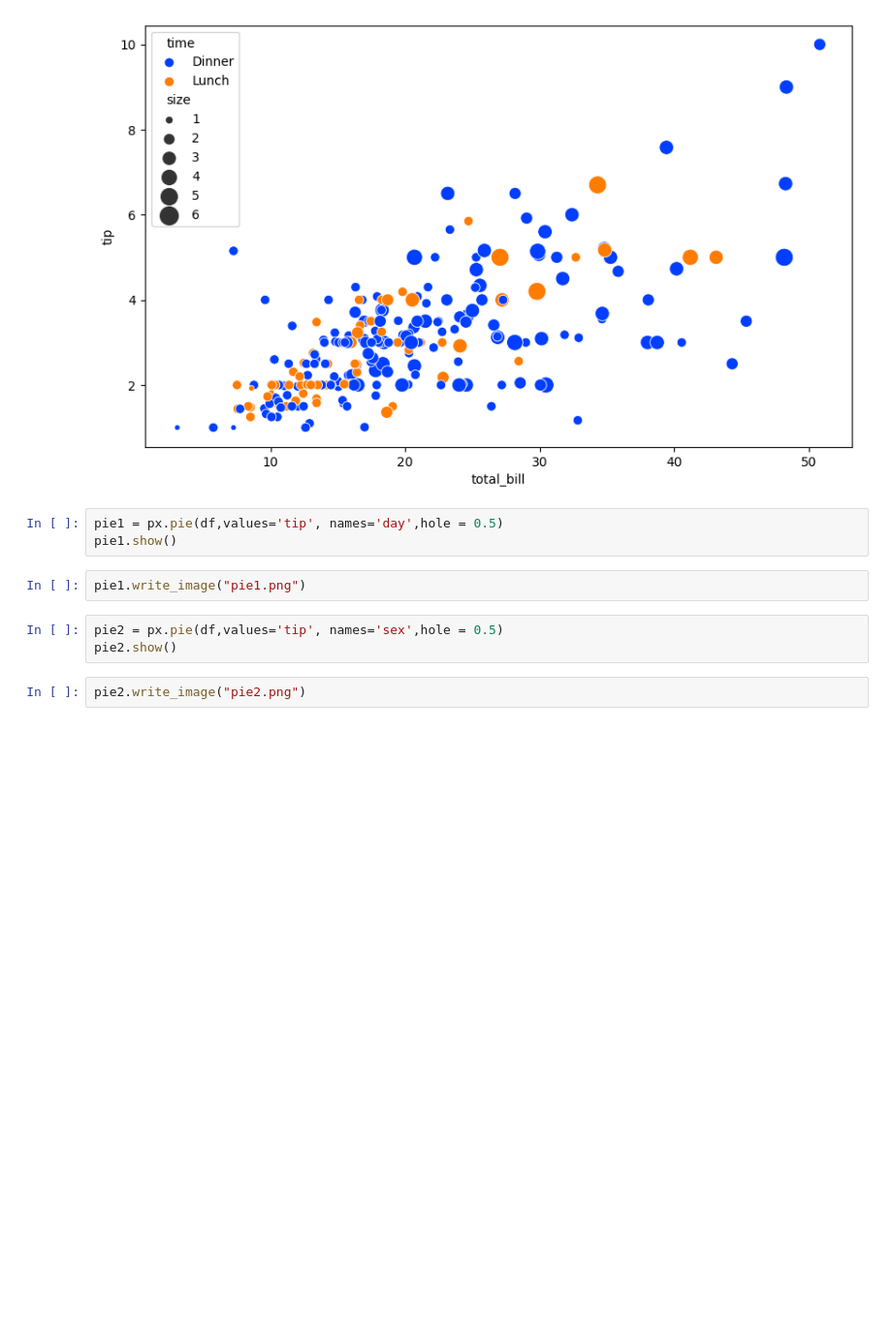
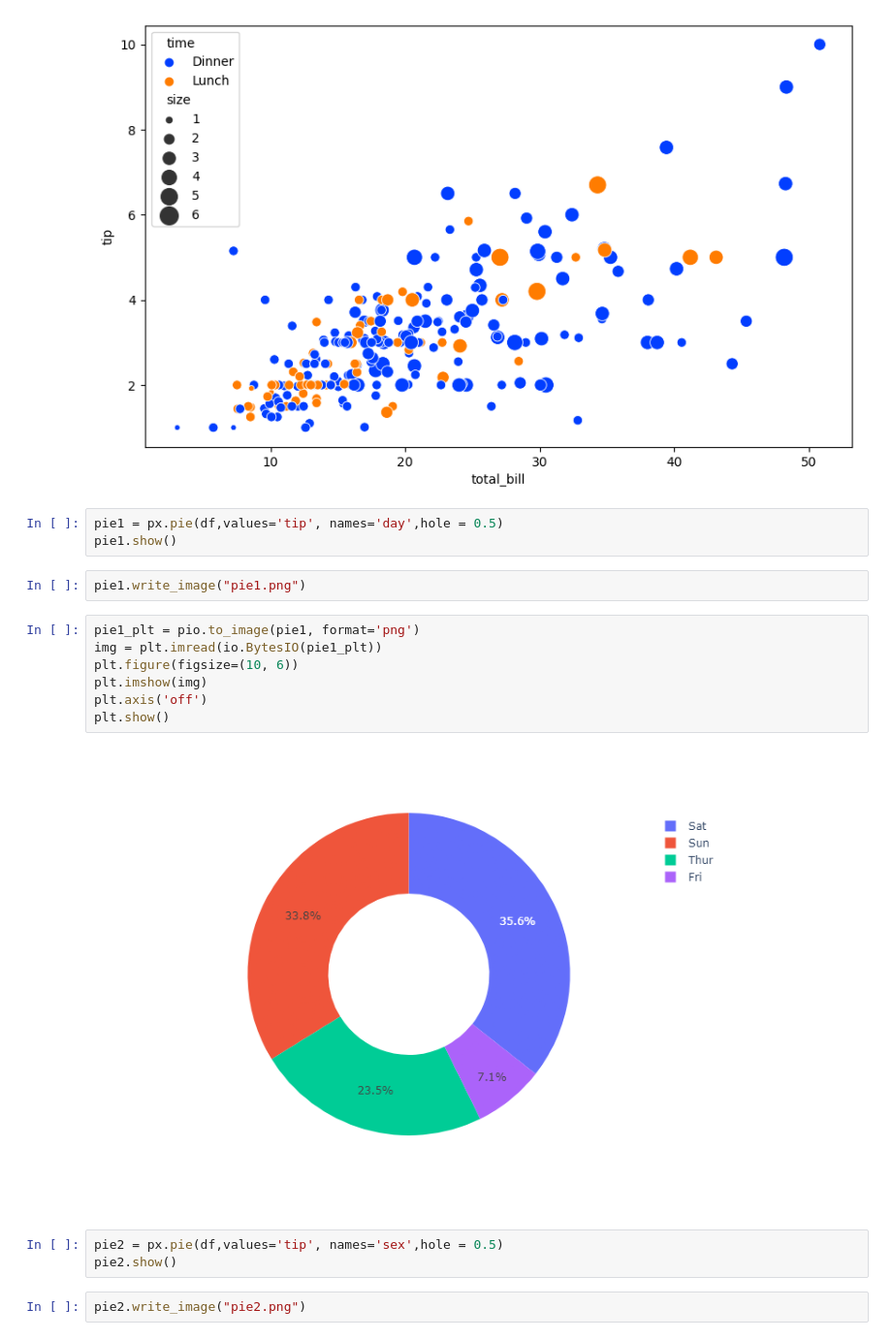
Before and after one commit to NANITH777/ML-DL-Examples, a Jupyter notebook: Waiter Tips Prediction/waiter.ipynb, the cells around one changed output. Shown at 97% size. Cells and saved outputs as stored; diff of their text form; blank space fills up the shorter version.

Commit message:
Some Graphs

```diff
--- a/Waiter Tips Prediction/waiter.ipynb
+++ b/Waiter Tips Prediction/waiter.ipynb
@@ -103,6 +103,15 @@ pie1 = px.pie(df,values='tip', names='day',hole = 0.5)
 pie1.show()
 # %%
 pie1.write_image("pie1.png")
+# %%
+pie1_plt = pio.to_image(pie1, format='png')
+img = plt.imread(io.BytesIO(pie1_plt))
+plt.figure(figsize=(10, 6))
+plt.imshow(img)
+plt.axis('off')
+plt.show()
+# %% [output]
+[figure, added]
 # %%
 pie2 = px.pie(df,values='tip', names='sex',hole = 0.5)
 pie2.show()
```
Also changed, not shown: parts of 4 cells of this notebook, 1 other file.
